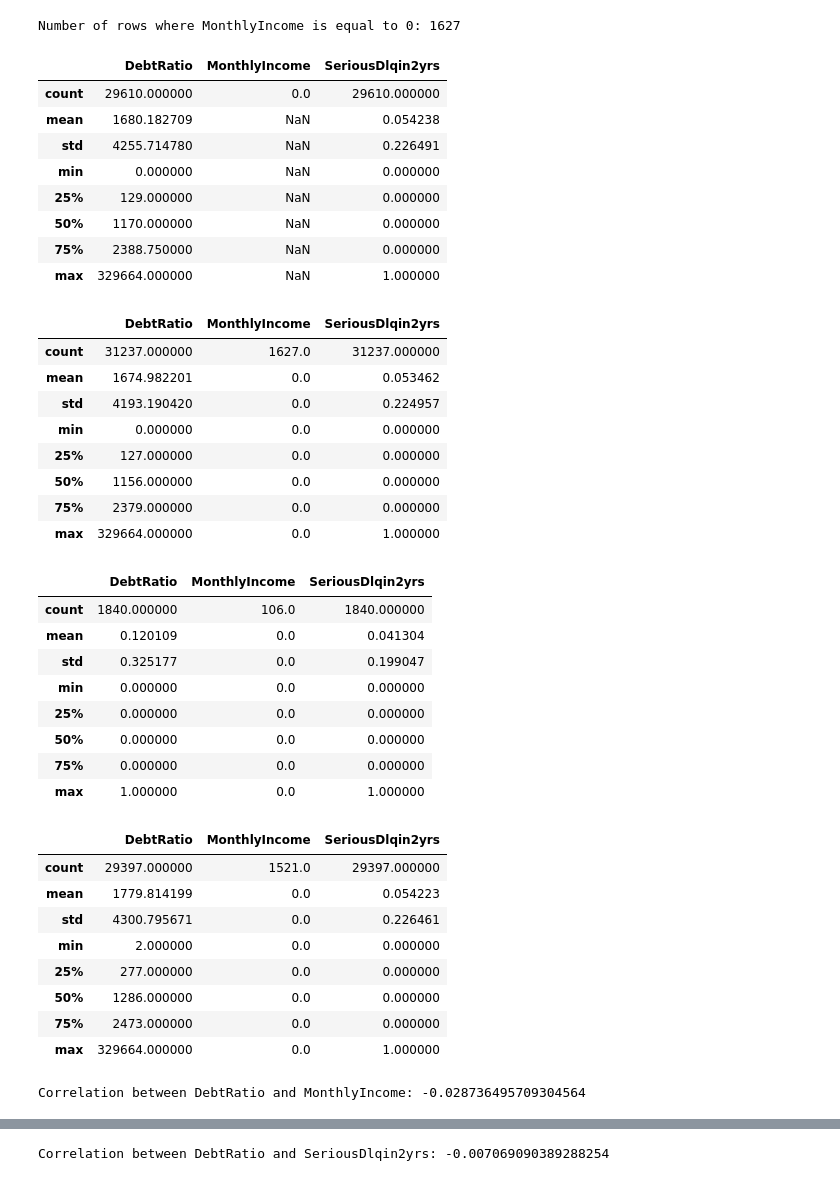
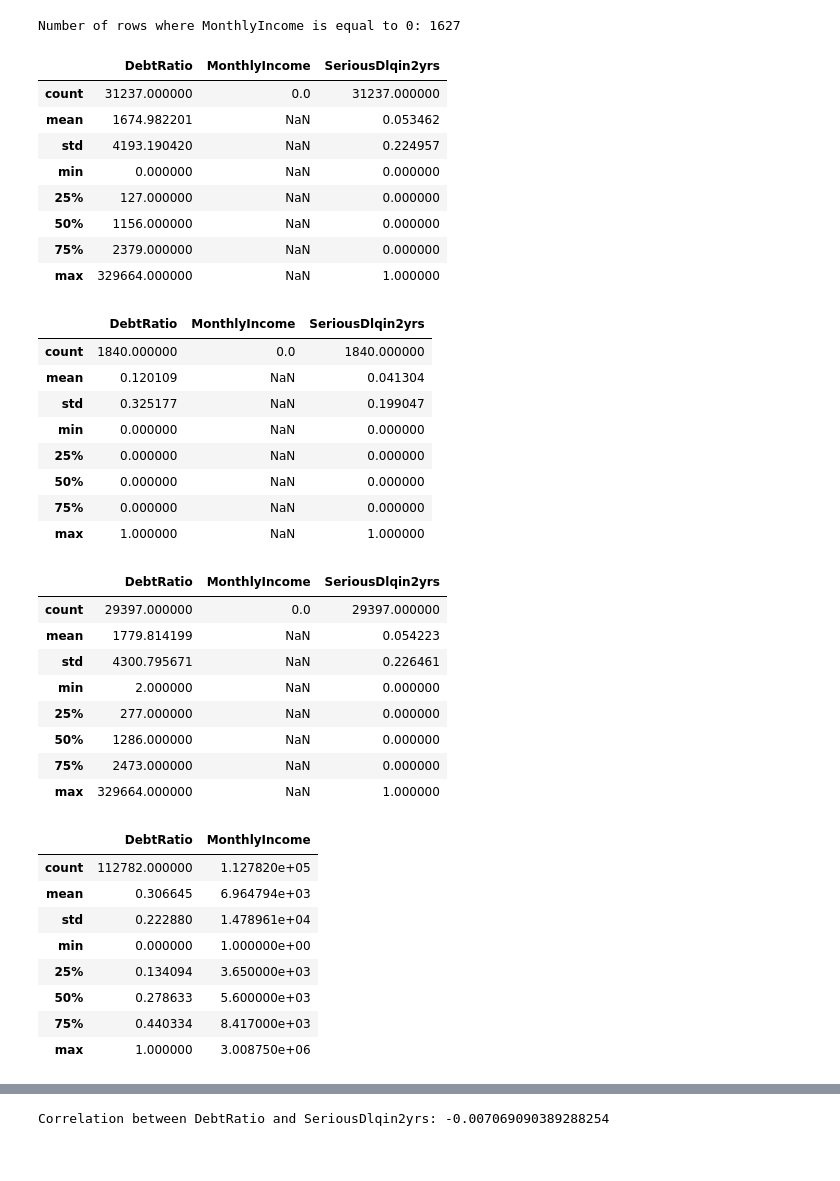
Before and after one commit to Saba-a11/Kaggle_Credit_Score, a Jupyter notebook: CreditModel.ipynb, the cells around one changed output, grey strips where cells are left out. Cells and saved outputs as stored; diff of their text form; code cells hidden in the pictures.

```diff
--- a/CreditModel.ipynb
+++ b/CreditModel.ipynb
@@ -481,55 +489,53 @@ zero_income_rows = (df_train['MonthlyIncome'] == 0).sum()
 print("Number of rows where MonthlyIncome is equal to 0:", zero_income_rows)
 # %% [output]
 Number of rows where MonthlyIncome is equal to 0: 1627
+# %%
+df_train['MonthlyIncome'].replace(0.0, np.nan, inplace=True)
 # %%
 df_train.loc[(df_train['MonthlyIncome'].isnull()), ["DebtRatio", "MonthlyIncome", "SeriousDlqin2yrs"]].describe()
 # %% [output]
 |  | DebtRatio | MonthlyIncome | SeriousDlqin2yrs |
-| count | 29610.000000 | 0.0 | 29610.000000 |
-| mean | 1680.182709 | NaN | 0.054238 |
-| std | 4255.714780 | NaN | 0.226491 |
+| count | 31237.000000 | 0.0 | 31237.000000 |
+| mean | 1674.982201 | NaN | 0.053462 |
+| std | 4193.190420 | NaN | 0.224957 |
 | min | 0.000000 | NaN | 0.000000 |
-| 25% | 129.000000 | NaN | 0.000000 |
-| 50% | 1170.000000 | NaN | 0.000000 |
-| 75% | 2388.750000 | NaN | 0.000000 |
+| 25% | 127.000000 | NaN | 0.000000 |
+| 50% | 1156.000000 | NaN | 0.000000 |
+| 75% | 2379.000000 | NaN | 0.000000 |
 | max | 329664.000000 | NaN | 1.000000 |
 # %%
-df_train.loc[(df_train['MonthlyIncome'] == 0) | (df_train['MonthlyIncome'].isnull()), ["DebtRatio", "MonthlyIncome", "SeriousDlqin2yrs"]].describe()
+df_train.loc[(df_train['MonthlyIncome'].isnull()) & (df_train['DebtRatio'] <= 1), ["DebtRatio", "MonthlyIncome", "SeriousDlqin2yrs"]].describe()
 # %% [output]
 |  | DebtRatio | MonthlyIncome | SeriousDlqin2yrs |
-| count | 31237.000000 | 1627.0 | 31237.000000 |
-| mean | 1674.982201 | 0.0 | 0.053462 |
-| std | 4193.190420 | 0.0 | 0.224957 |
-| min | 0.000000 | 0.0 | 0.000000 |
-| 25% | 127.000000 | 0.0 | 0.000000 |
-| 50% | 1156.000000 | 0.0 | 0.000000 |
-| 75% | 2379.000000 | 0.0 | 0.000000 |
-| max | 329664.000000 | 0.0 | 1.000000 |
+| count | 1840.000000 | 0.0 | 1840.000000 |
+| mean | 0.120109 | NaN | 0.041304 |
+| std | 0.325177 | NaN | 0.199047 |
+| min | 0.000000 | NaN | 0.000000 |
+| 25% | 0.000000 | NaN | 0.000000 |
+| 50% | 0.000000 | NaN | 0.000000 |
+| 75% | 0.000000 | NaN | 0.000000 |
+| max | 1.000000 | NaN | 1.000000 |
 # %%
-df_train.loc[((df_train['MonthlyIncome'] == 0) | (df_train['MonthlyIncome'].isnull())) & (df_train['DebtRatio'] <= 1), ["DebtRatio", "MonthlyIncome", "SeriousDlqin2yrs"]].describe()
+df_train.loc[(df_train['MonthlyIncome'].isnull()) & (df_train['DebtRatio'] > 1), ["DebtRatio", "MonthlyIncome", "SeriousDlqin2yrs"]].describe()
 # %% [output]
 |  | DebtRatio | MonthlyIncome | SeriousDlqin2yrs |
-| count | 1840.000000 | 106.0 | 1840.000000 |
-| mean | 0.120109 | 0.0 | 0.041304 |
-| std | 0.325177 | 0.0 | 0.199047 |
-| min | 0.000000 | 0.0 | 0.000000 |
-| 25% | 0.000000 | 0.0 | 0.000000 |
-| 50% | 0.000000 | 0.0 | 0.000000 |
-| 75% | 0.000000 | 0.0 | 0.000000 |
-| max | 1.000000 | 0.0 | 1.000000 |
+| count | 29397.000000 | 0.0 | 29397.000000 |
+| mean | 1779.814199 | NaN | 0.054223 |
+| std | 4300.795671 | NaN | 0.226461 |
+| min | 2.000000 | NaN | 0.000000 |
+| 25% | 277.000000 | NaN | 0.000000 |
+| 50% | 1286.000000 | NaN | 0.000000 |
+| 75% | 2473.000000 | NaN | 0.000000 |
+| max | 329664.000000 | NaN | 1.000000 |
 # %%
-df_train.loc[((df_train['MonthlyIncome'] == 0) | (df_train['MonthlyIncome'].isnull())) & (df_train['DebtRatio'] > 1), ["DebtRatio", "MonthlyIncome", "SeriousDlqin2yrs"]].describe()
+df_train.loc[~((df_train['MonthlyIncome'].isnull())) & (df_train['DebtRatio'] <= 1), ["DebtRatio", "MonthlyIncome"]].describe()
 # %% [output]
-|  | DebtRatio | MonthlyIncome | SeriousDlqin2yrs |
-| count | 29397.000000 | 1521.0 | 29397.000000 |
-| mean | 1779.814199 | 0.0 | 0.054223 |
-| std | 4300.795671 | 0.0 | 0.226461 |
-| min | 2.000000 | 0.0 | 0.000000 |
-| 25% | 277.000000 | 0.0 | 0.000000 |
-| 50% | 1286.000000 | 0.0 | 0.000000 |
-| 75% | 2473.000000 | 0.0 | 0.000000 |
-| max | 329664.000000 | 0.0 | 1.000000 |
+|  | DebtRatio | MonthlyIncome |
+| count | 112782.000000 | 1.127820e+05 |
+| mean | 0.306645 | 6.964794e+03 |
+| std | 0.222880 | 1.478961e+04 |
+| min | 0.000000 | 1.000000e+00 |
+| 25% | 0.134094 | 3.650000e+03 |
+| 50% | 0.278633 | 5.600000e+03 |
+| 75% | 0.440334 | 8.417000e+03 |
+| max | 1.000000 | 3.008750e+06 |
-# %%
-prt_corr('DebtRatio', 'SeriousDlqin2yrs')
-# %% [output]
-Correlation between DebtRatio and MonthlyIncome: -0.028736495709304564
```
Also changed, not shown: parts of 11 cells of this notebook.
